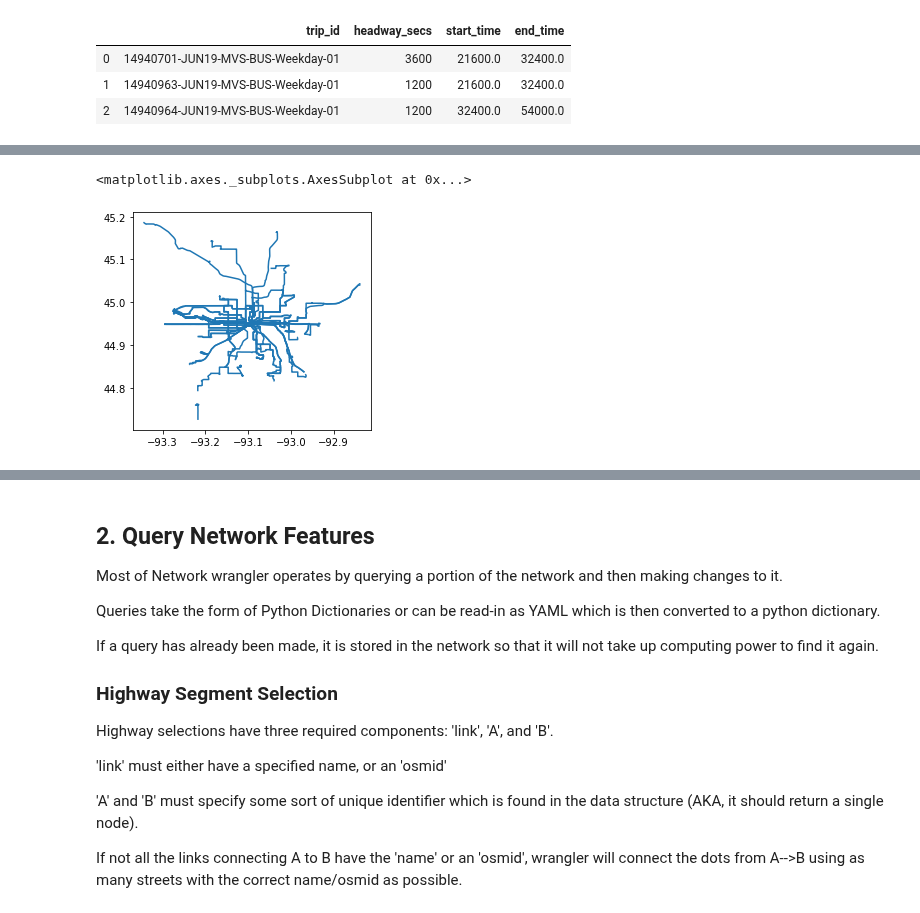
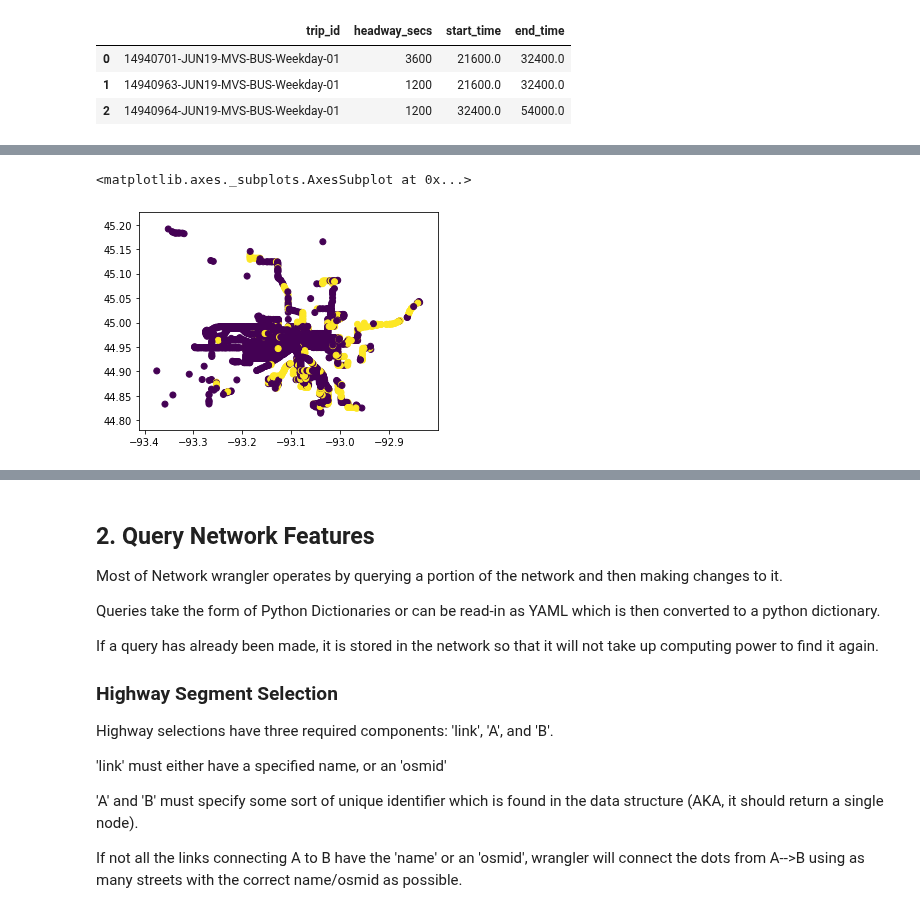
Before and after one commit to wsp-sag/network_wrangler, a Jupyter notebook: notebook/Wrangler Quickstart.ipynb, the cells around one changed output, grey strips where cells are left out. Drawn from its saved outputs; the diff is of its cells as text; code cells hidden in the pictures.

```diff
--- a/notebook/Wrangler Quickstart.ipynb
+++ b/notebook/Wrangler Quickstart.ipynb
@@ -119,5 +115,7 @@ transit_net.feed.stops.plot()
-# %%
-transit_net.feed.shapes.plot()
-# %% [output]
-<matplotlib.axes._subplots.AxesSubplot at 0x...>
-[figure, removed]
+# %%
+stops_gdf = gpd.GeoDataFrame(
+    transit_net.feed.stops, geometry=gpd.points_from_xy(transit_net.feed.stops.stop_lon, transit_net.feed.stops.stop_lat))
+stops_gdf.plot(column='wheelchair_boarding')
+# %% [output]
+<matplotlib.axes._subplots.AxesSubplot at 0x...>
+[figure, added]
```
Also changed, not shown: parts of 18 cells of this notebook.
